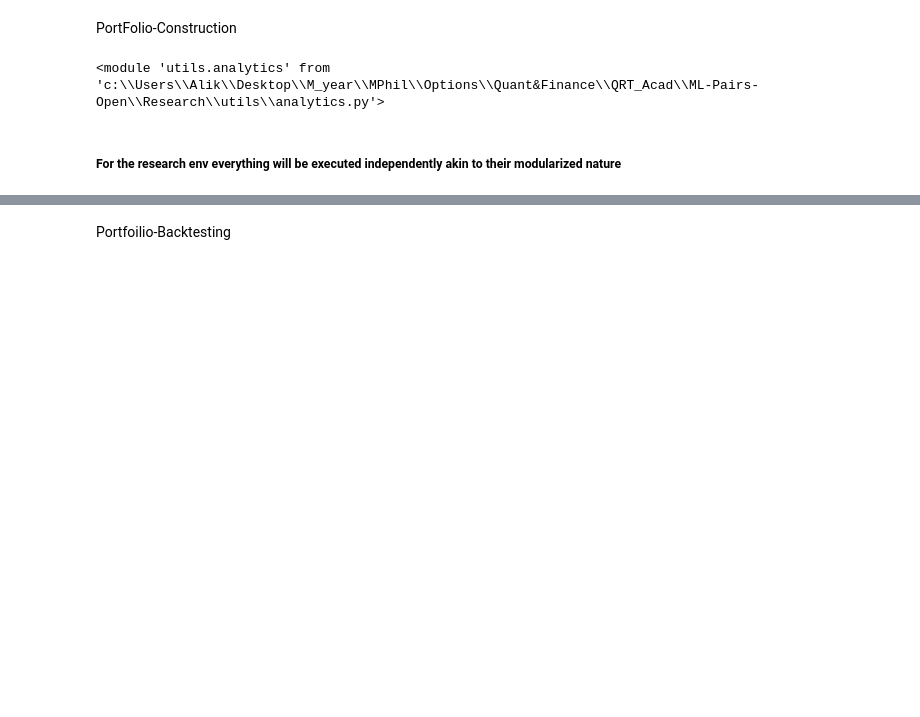
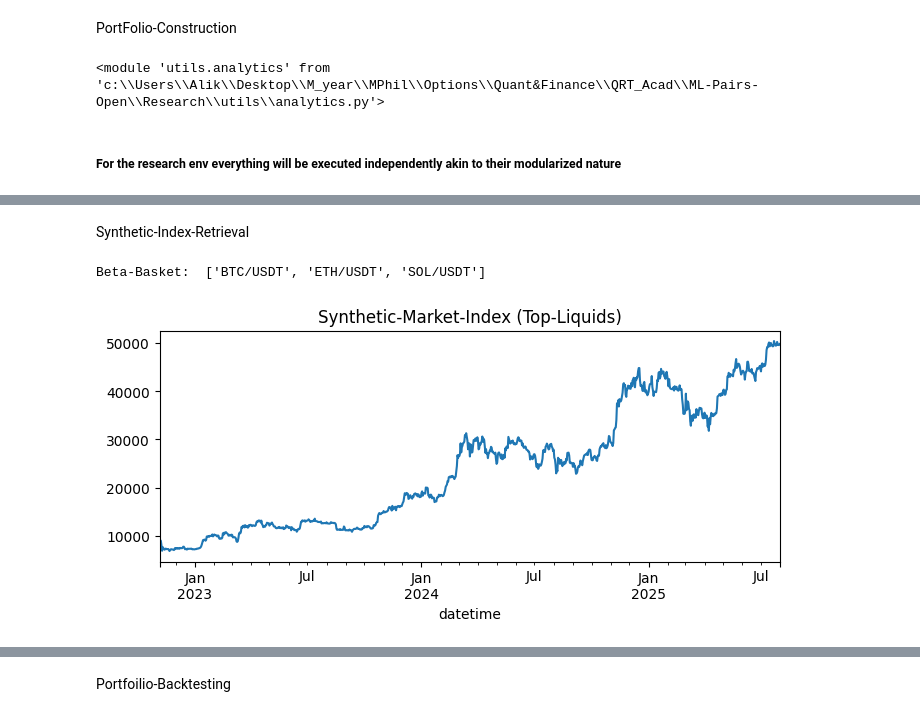
Before and after one commit to AlikMon88/ML-Pairs-Open, a Jupyter notebook: Research/research_v2.ipynb, the cells around one changed output, grey strips where cells are left out. Saved outputs shown, nothing was run; the diff lists cells and outputs as text; code cells hidden in the pictures; blank space fills up the shorter version.

```diff
--- a/Research/research_v2.ipynb
+++ b/Research/research_v2.ipynb
@@ -307,0 +296,2 @@ test_time/test_time_index:  2023-12-25 00:00:00 | 415 | <class 'pandas._libs.tsl
+# %% [markdown]
+Synthetic-Index-Retrieval
@@ -308,3 +300,18 @@ test_time/test_time_index:  2023-12-25 00:00:00 | 415 | <class 'pandas._libs.tsl
+# %%
+market = MarketProxy(df_cryp_uni, top_n=3)
+
+## index-weightage is independent of token-metadata (so NOT Ideal)
+market_df, beta_basket = market.get_syn_index(ret_beta_basket=True)
+
+print('Beta-Basket: ', beta_basket)
+
+fig = plt.figure(figsize=(8, 3))
+market_df.plot()
+plt.title('Synthetic-Market-Index (Top-Liquids)')
+plt.show()
+# %% [output]
+Beta-Basket:  ['BTC/USDT', 'ETH/USDT', 'SOL/USDT']
+[figure, added]
 # %%
 ## Call factor_model and pass the retrieved clean/data
 factor_model = FactorModelPairs(stocks, variance_perc, is_plot=False)
```
Also changed, not shown: parts of 18 cells of this notebook, 2 other files.
